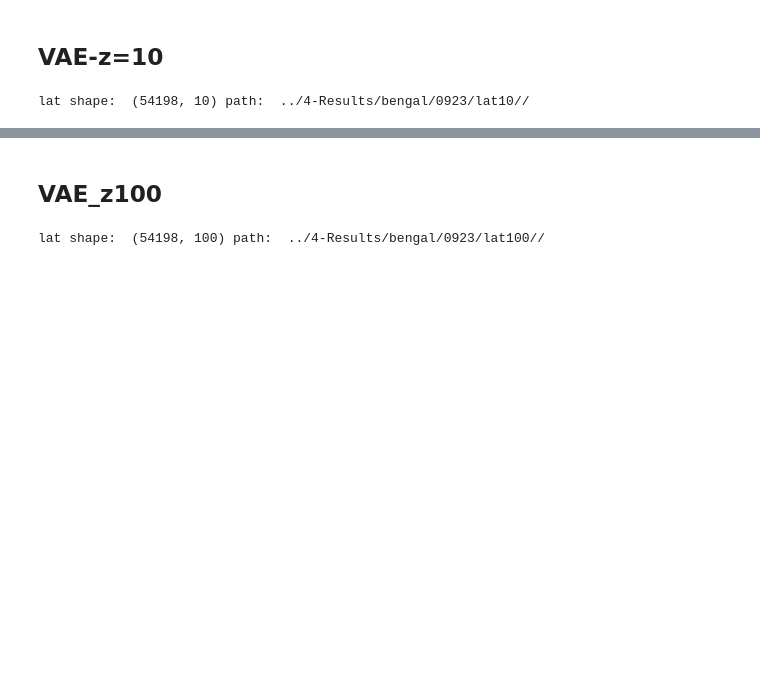
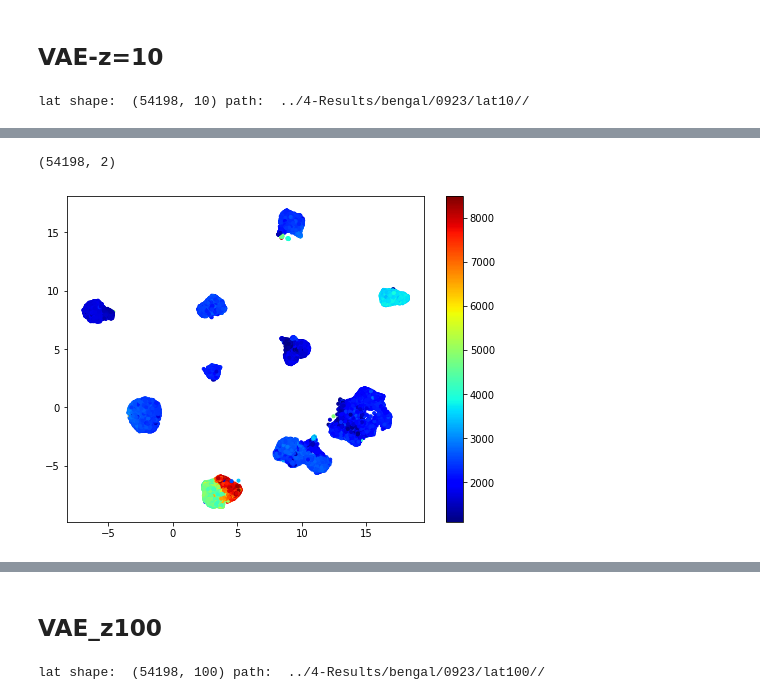
Before and after one commit to yebiny/Songbird-clusturing, a Jupyter notebook: 3-Train/3-umap.ipynb, the cells around one changed output, grey strips where cells are left out. Saved outputs shown, nothing was run; the diff lists cells and outputs as text; code cells hidden in the pictures; blank space fills up the shorter version.

```diff
--- a/3-Train/3-umap.ipynb
+++ b/3-Train/3-umap.ipynb
@@ -46,0 +45,6 @@ UMAP(a=None, angular_rp_forest=False, b=None,
+# %%
+z10.umap = z10.umap_embedding(nei=100)
+plot_project(z10.umap, dur)
+# %% [output]
+(54198, 2)
+[figure, added]
```
Also changed, not shown: parts of 14 cells of this notebook, 1 other file.
